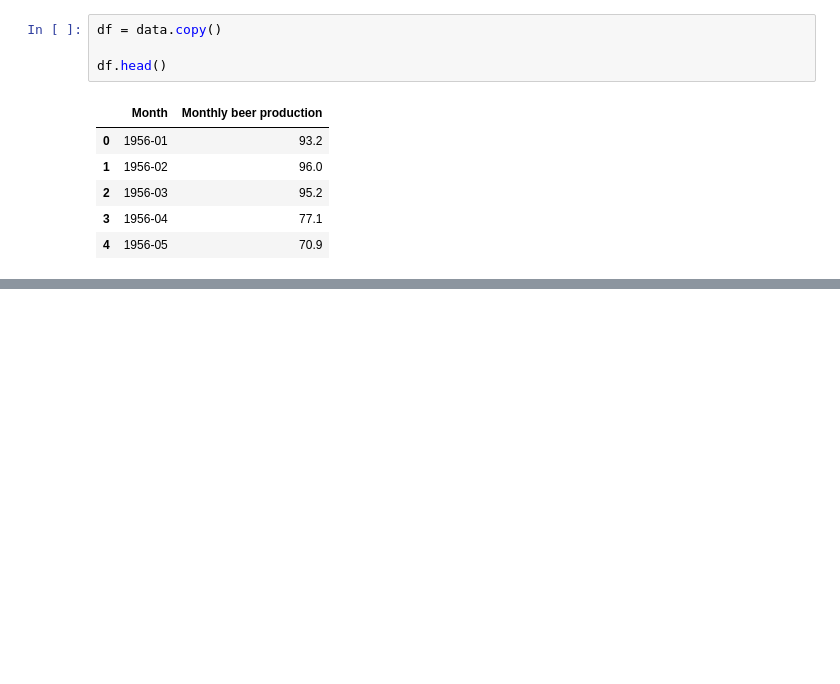
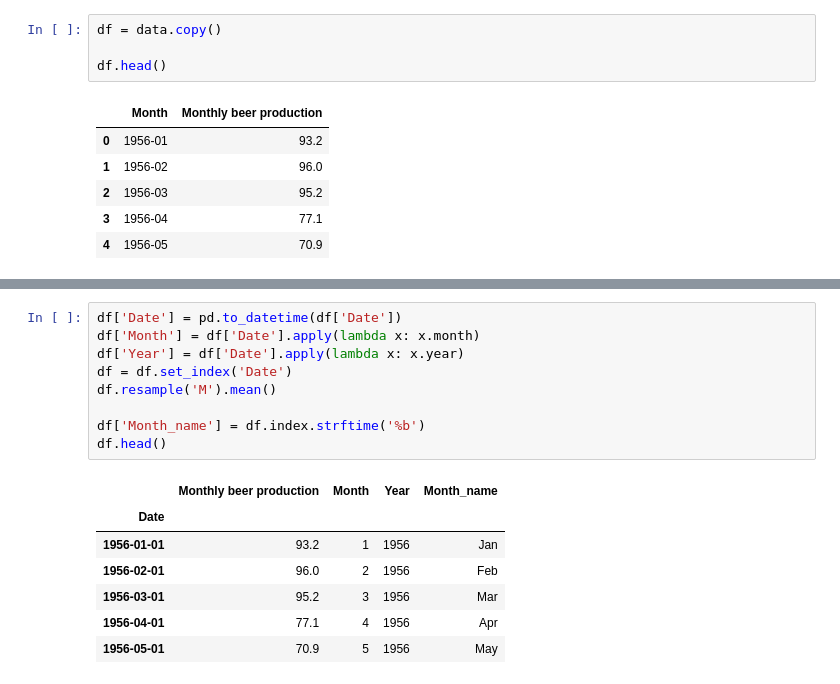
Before and after one commit to JudsonMorgan/Monthly-beer-production, a Jupyter notebook: monthly-beer-production.ipynb, the cells around one changed output, grey strips where cells are left out. Cells and saved outputs as stored; diff of their text form; blank space fills up the shorter version.

```diff
--- a/monthly-beer-production.ipynb
+++ b/monthly-beer-production.ipynb
@@ -90,0 +101,17 @@ df.head()
+# %%
+df['Date'] = pd.to_datetime(df['Date'])
+df['Month'] = df['Date'].apply(lambda x: x.month)
+df['Year'] = df['Date'].apply(lambda x: x.year)
+df = df.set_index('Date')
+df.resample('M').mean()
+
+df['Month_name'] = df.index.strftime('%b')
+df.head()
+# %% [output]
+|  | Monthly beer production | Month | Year | Month_name |
+| Date |  |  |  |  |
+| 1956-01-01 | 93.2 | 1 | 1956 | Jan |
+| 1956-02-01 | 96.0 | 2 | 1956 | Feb |
+| 1956-03-01 | 95.2 | 3 | 1956 | Mar |
+| 1956-04-01 | 77.1 | 4 | 1956 | Apr |
+| 1956-05-01 | 70.9 | 5 | 1956 | May |
```
Also changed, not shown: parts of 11 cells of this notebook.
